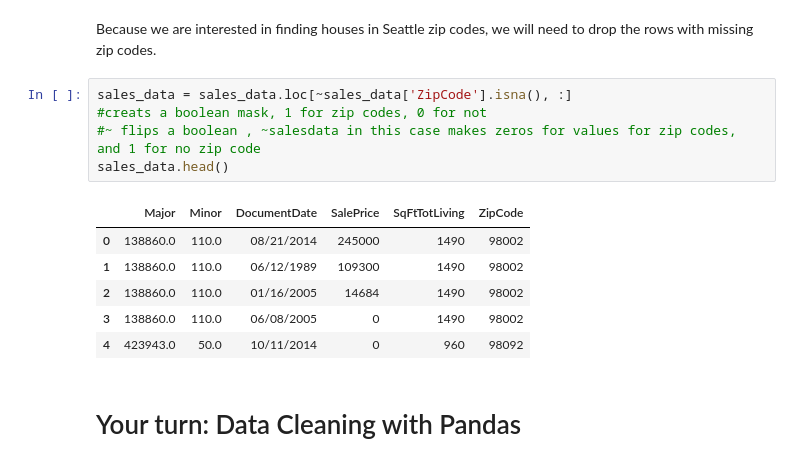
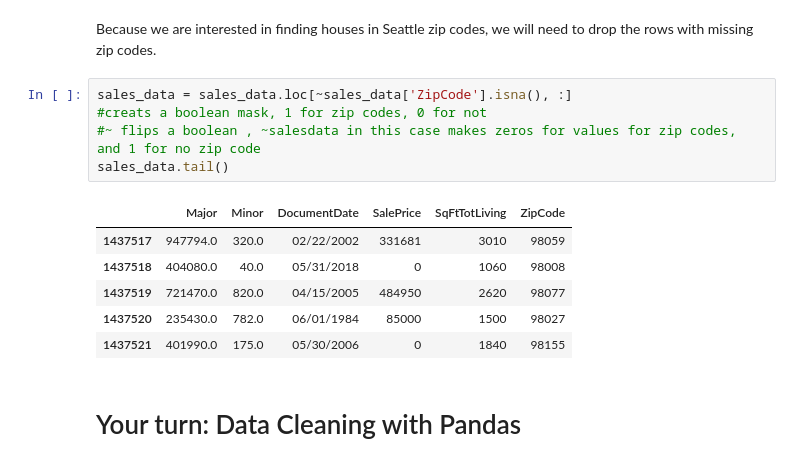
Before and after one commit to kevintheduu/pandas-3-data-cleaning-seattle-ds-career-040119, a Jupyter notebook: pandas-3-data-cleaning.ipynb, the cells around one changed output. Cells and saved outputs as stored; diff of their text form.

```diff
--- a/pandas-3-data-cleaning.ipynb
+++ b/pandas-3-data-cleaning.ipynb
@@ -286,15 +286,15 @@ Because we are interested in finding houses in Seattle zip codes, we will need t
 # %%
 sales_data = sales_data.loc[~sales_data['ZipCode'].isna(), :]
 #creats a boolean mask, 1 for zip codes, 0 for not
 #~ flips a boolean , ~salesdata in this case makes zeros for values for zip codes, and 1 for no zip code
-sales_data.head()
+sales_data.tail()
 # %% [output]
 |  | Major | Minor | DocumentDate | SalePrice | SqFtTotLiving | ZipCode |
-| 0 | 138860.0 | 110.0 | 08/21/2014 | 245000 | 1490 | 98002 |
-| 1 | 138860.0 | 110.0 | 06/12/1989 | 109300 | 1490 | 98002 |
-| 2 | 138860.0 | 110.0 | 01/16/2005 | 14684 | 1490 | 98002 |
-| 3 | 138860.0 | 110.0 | 06/08/2005 | 0 | 1490 | 98002 |
-| 4 | 423943.0 | 50.0 | 10/11/2014 | 0 | 960 | 98092 |
+| 1437517 | 947794.0 | 320.0 | 02/22/2002 | 331681 | 3010 | 98059 |
+| 1437518 | 404080.0 | 40.0 | 05/31/2018 | 0 | 1060 | 98008 |
+| 1437519 | 721470.0 | 820.0 | 04/15/2005 | 484950 | 2620 | 98077 |
+| 1437520 | 235430.0 | 782.0 | 06/01/1984 | 85000 | 1500 | 98027 |
+| 1437521 | 401990.0 | 175.0 | 05/30/2006 | 0 | 1840 | 98155 |
 # %% [markdown]
 # Your turn: Data Cleaning with Pandas
 # %% [markdown]
```
Also changed, not shown: parts of 18 cells of this notebook.
